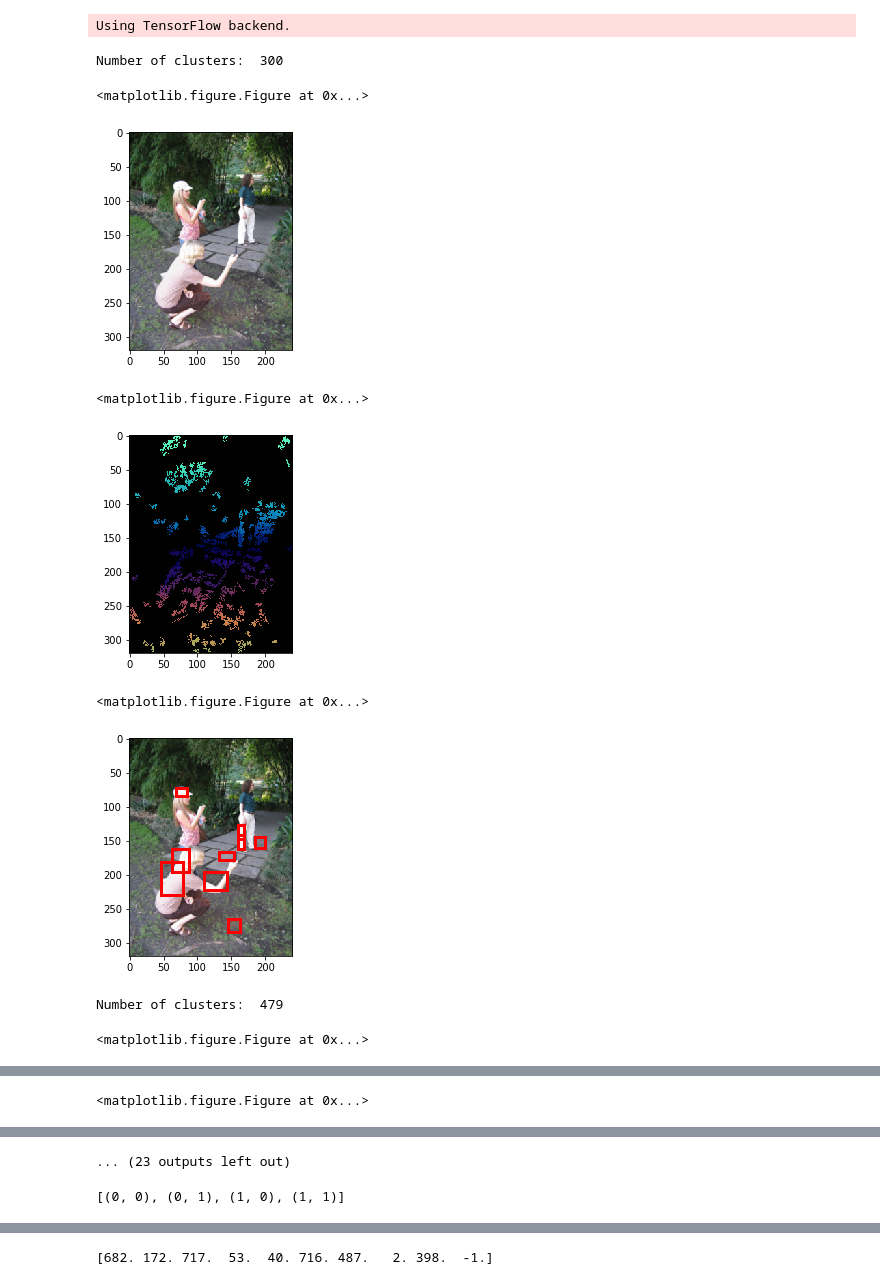
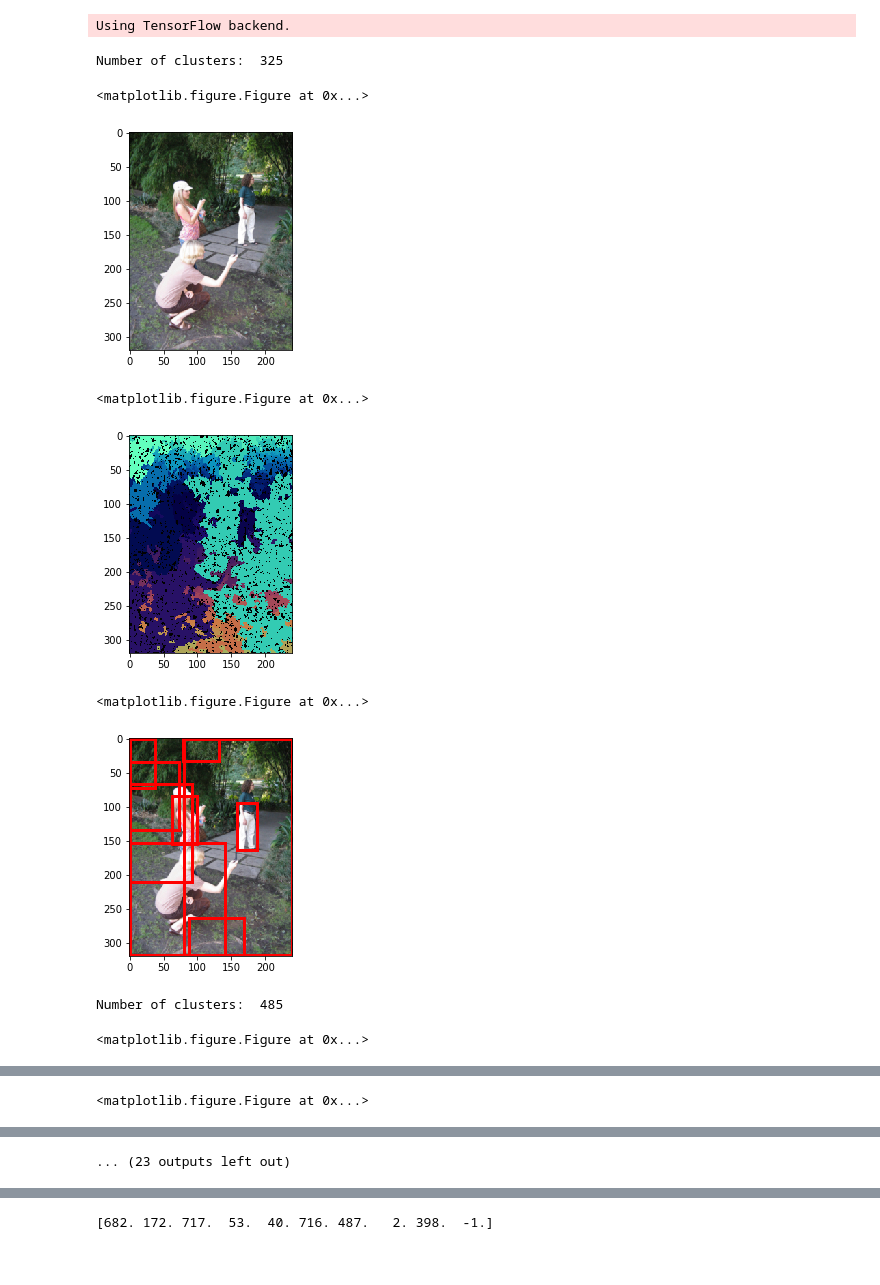
Before and after one commit to sunandiyer/Mask_RCNN, a Jupyter notebook: samples/pedestrian/train_pedestrians.ipynb, the cells around one changed output, grey strips where cells are left out. Cells and saved outputs as stored; diff of their text form; code cells hidden in the pictures.

Commit message:
Color eps 255

```diff
--- a/samples/pedestrian/train_pedestrians.ipynb
+++ b/samples/pedestrian/train_pedestrians.ipynb
@@ -177,39 +177,39 @@ def view_bbs(lab_img, bbs):
 imgs = ['COCO_val2014_000000493751.jpeg',
         'COCO_val2014_000000490051.jpeg',
         'COCO_val2014_000000492041.jpeg',
         'COCO_val2014_000000492465.jpeg',
         'COCO_val2014_000000496768.jpeg'
         ]
 IMG_ROOT = '/Users/vramesh/Google Drive/University/Sem7/Computer Vision/final_project/Mask_RCNN/images/coco/'
 for img_path_base in imgs:
     img_path = IMG_ROOT + img_path_base
     img = cv2.imread(img_path)
 #     plt.figure()
 #     plt.imshow(cv2.cvtColor(img, cv2.COLOR_BGR2RGB))
     lab_img = downsample_to_lab(img, 1)
 #     plt.figure()
 #     plt.imshow(cv2.cvtColor(lab_img, cv2.COLOR_LAB2RGB))
 
-    labels = dbscan(lab_img, 2, 10, 30) # img, spatial eps, color eps, samples per cluster
+    labels = dbscan(lab_img, 1, 255, 25) # img, spatial eps, color eps, samples per cluster
 
     bbs = get_bounding_boxes(labels, top=10)
 
     plt.figure()
     fig, ax = plt.subplots(1)
     ax.imshow(cv2.cvtColor(lab_img, cv2.COLOR_LAB2RGB))
 
     view_dbscan(labels)
 
     view_bbs(lab_img, bbs)
 # %% [output]
-Number of clusters:  300
+Number of clusters:  325
 <matplotlib.figure.Figure at 0x...>
 [figure]
 <matplotlib.figure.Figure at 0x...>
-[figure, old version]
+[figure, new version]
 <matplotlib.figure.Figure at 0x...>
-[figure, old version]
+[figure, new version]
-Number of clusters:  479
+Number of clusters:  485
 <matplotlib.figure.Figure at 0x...>
 [figure]
 <matplotlib.figure.Figure at 0x...>
@@ -217,5 +217 @@ Number of clusters:  479
 ... (23 outputs left out)
-# %%
-get_neighbors(0,0,10,10, 1)
-# %% [output]
-[(0, 0), (0, 1), (1, 0), (1, 1)]
```
Also changed, not shown: parts of 2 cells of this notebook.
